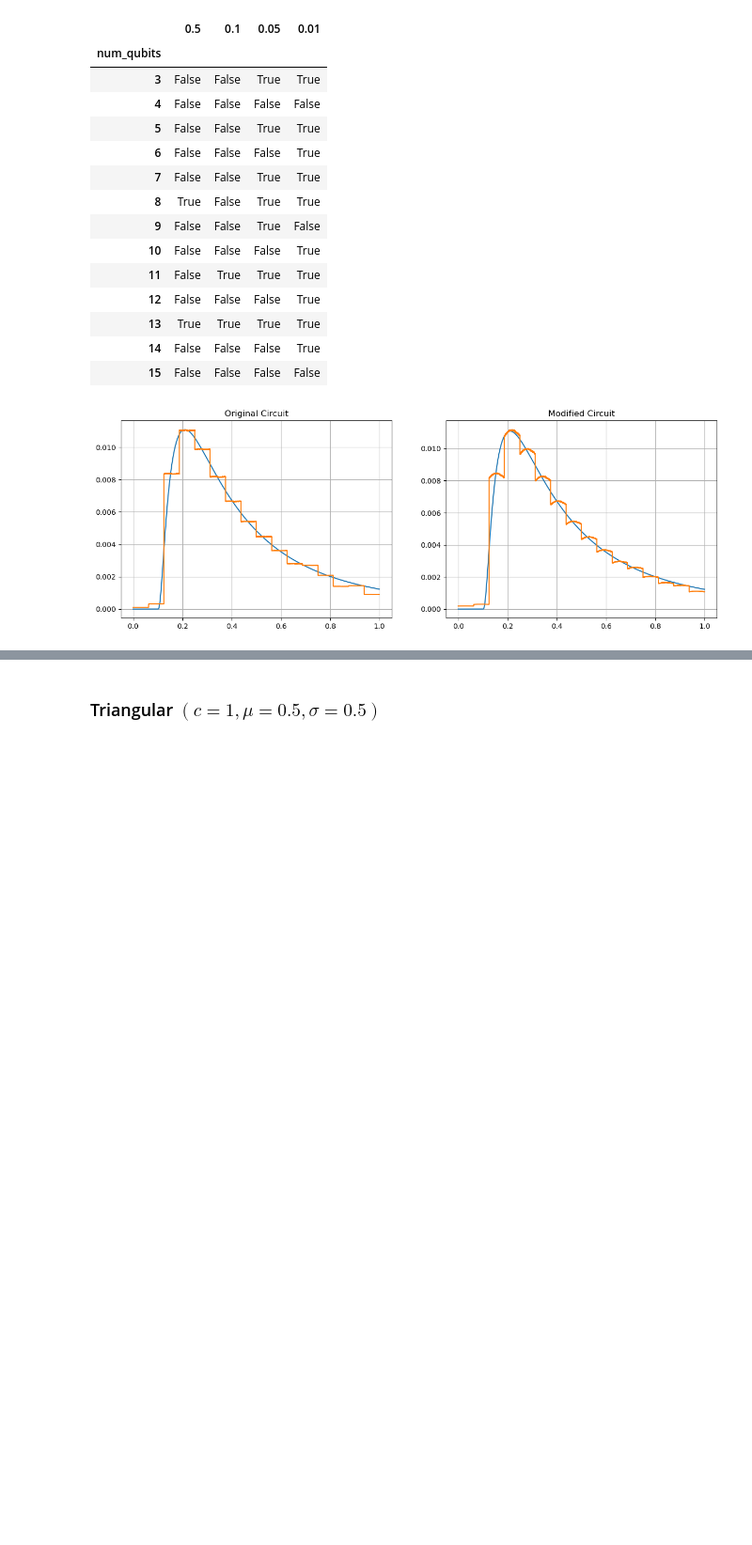
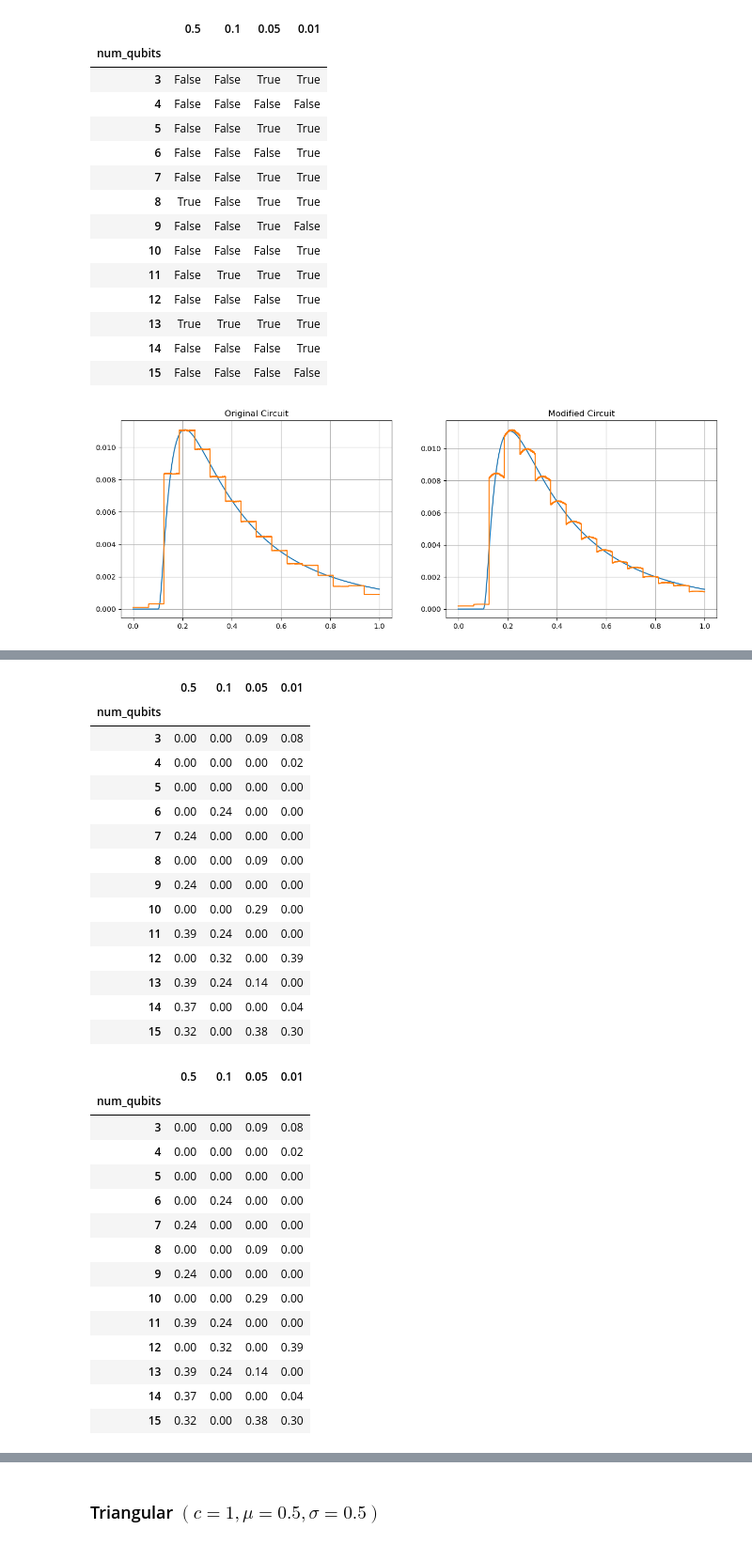
Before and after one commit to IsmaelCesar/sanches-modified, a Jupyter notebook: executing_simulations_distriibutions.ipynb, the cells around one changed output, grey strips where cells are left out. Shown at 94% size. Cells and saved outputs as stored; diff of their text form; code cells hidden in the pictures; blank space fills up the shorter version.

```diff
--- a/executing_simulations_distriibutions.ipynb
+++ b/executing_simulations_distriibutions.ipynb
@@ -371,3 +372,37 @@ display(df_mean_modified)
+# %%
+display(df_stds_original)
+display(df_stds_modified)
+# %% [output]
+|  | 0.5 | 0.1 | 0.05 | 0.01 |
+| num_qubits |  |  |  |  |
+| 3 | 0.00 | 0.00 | 0.09 | 0.08 |
+| 4 | 0.00 | 0.00 | 0.00 | 0.02 |
+| 5 | 0.00 | 0.00 | 0.00 | 0.00 |
+| 6 | 0.00 | 0.24 | 0.00 | 0.00 |
+| 7 | 0.24 | 0.00 | 0.00 | 0.00 |
+| 8 | 0.00 | 0.00 | 0.09 | 0.00 |
+| 9 | 0.24 | 0.00 | 0.00 | 0.00 |
+| 10 | 0.00 | 0.00 | 0.29 | 0.00 |
+| 11 | 0.39 | 0.24 | 0.00 | 0.00 |
+| 12 | 0.00 | 0.32 | 0.00 | 0.39 |
+| 13 | 0.39 | 0.24 | 0.14 | 0.00 |
+| 14 | 0.37 | 0.00 | 0.00 | 0.04 |
+| 15 | 0.32 | 0.00 | 0.38 | 0.30 |
+|  | 0.5 | 0.1 | 0.05 | 0.01 |
+| num_qubits |  |  |  |  |
+| 3 | 0.00 | 0.00 | 0.09 | 0.08 |
+| 4 | 0.00 | 0.00 | 0.00 | 0.02 |
+| 5 | 0.00 | 0.00 | 0.00 | 0.00 |
+| 6 | 0.00 | 0.24 | 0.00 | 0.00 |
+| 7 | 0.24 | 0.00 | 0.00 | 0.00 |
+| 8 | 0.00 | 0.00 | 0.09 | 0.00 |
+| 9 | 0.24 | 0.00 | 0.00 | 0.00 |
+| 10 | 0.00 | 0.00 | 0.29 | 0.00 |
+| 11 | 0.39 | 0.24 | 0.00 | 0.00 |
+| 12 | 0.00 | 0.32 | 0.00 | 0.39 |
+| 13 | 0.39 | 0.24 | 0.14 | 0.00 |
+| 14 | 0.37 | 0.00 | 0.00 | 0.04 |
+| 15 | 0.32 | 0.00 | 0.38 | 0.30 |
 # %%
 df_mean_original < df_mean_modified
 # %% [output]
```
Also changed, not shown: parts of 7 cells of this notebook.
